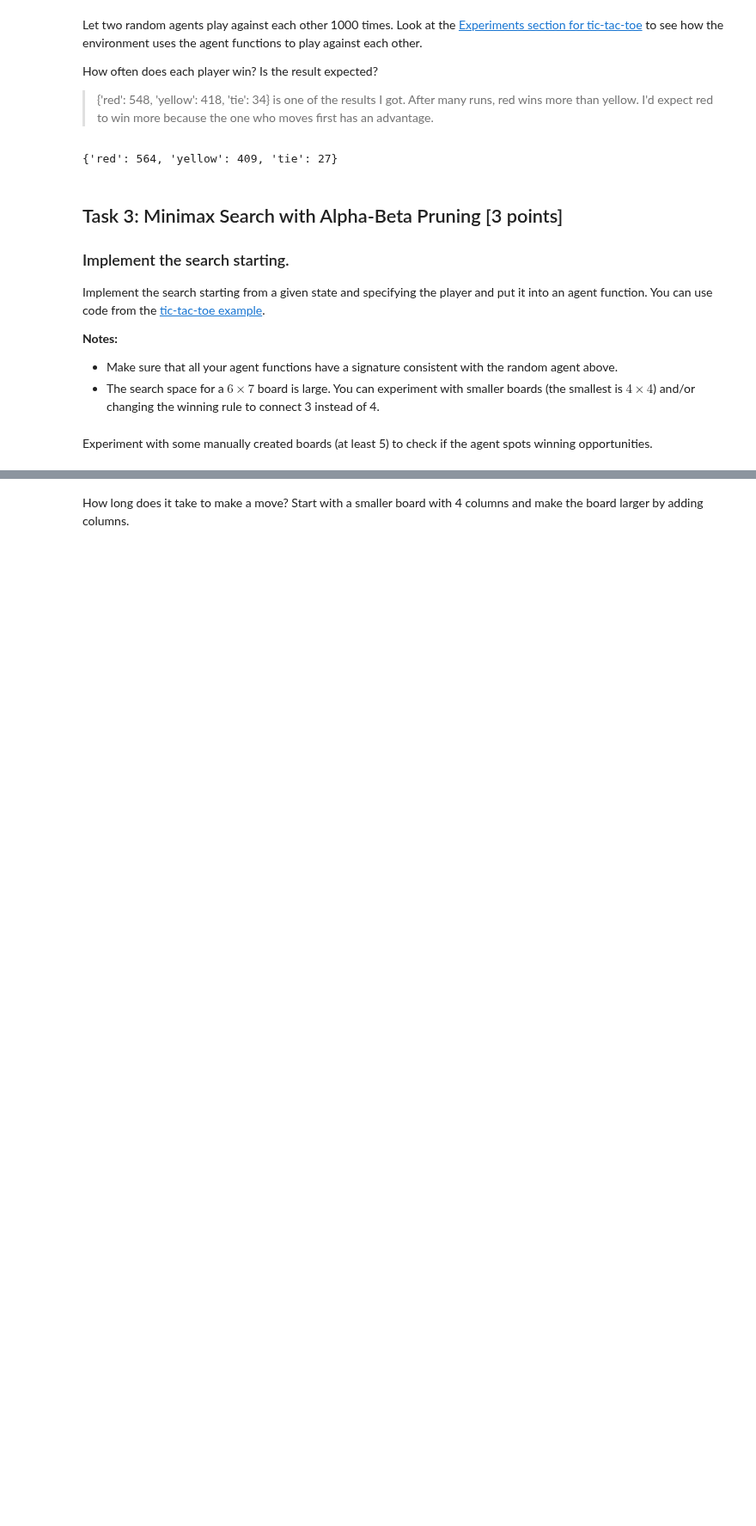
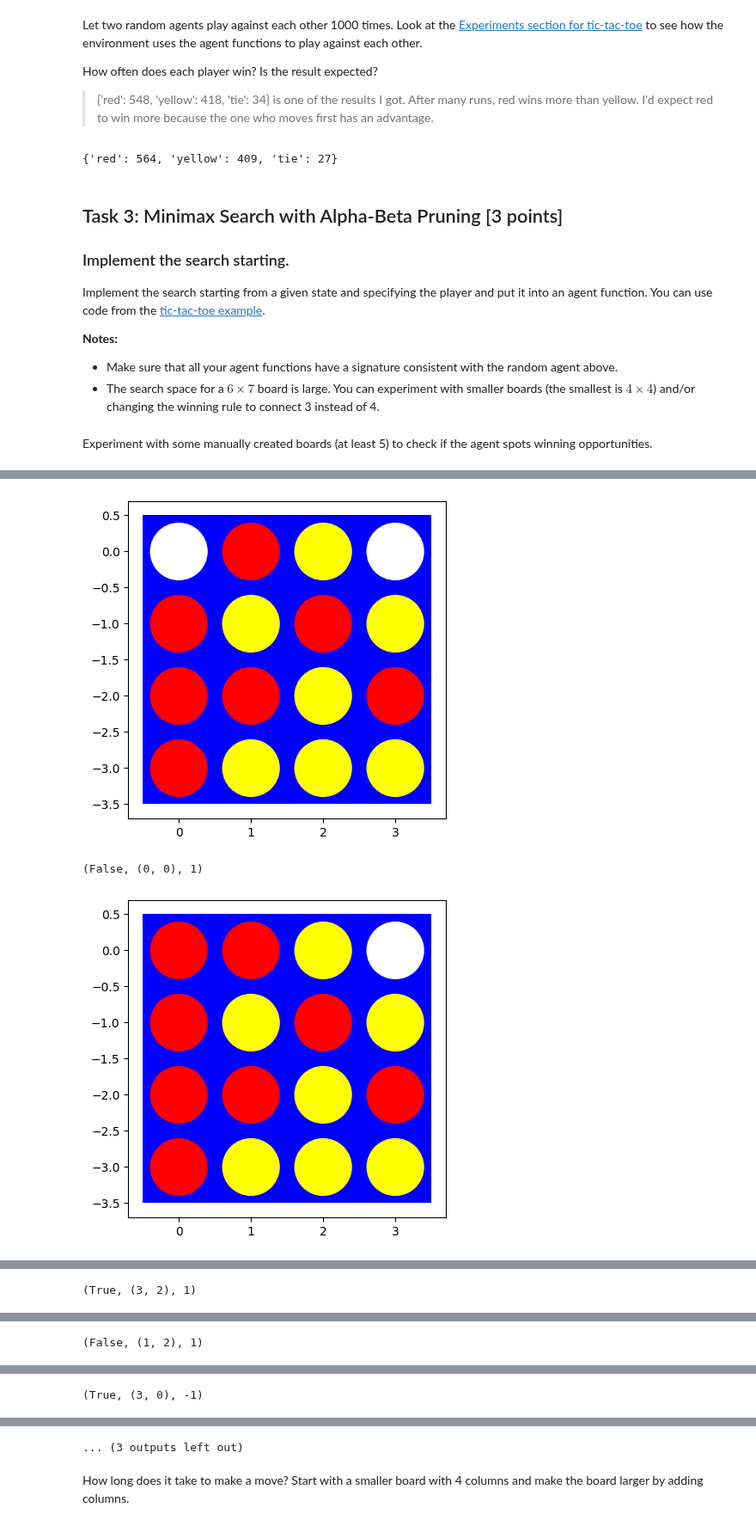
Before and after one commit to Shawn1303/Artificial-Intelligence, a Jupyter notebook: Hw2/assignment_mean_connect4.ipynb, the cells around one changed output, grey strips where cells are left out. Shown at 86% size. Drawn from its saved outputs; the diff is of its cells as text; code cells hidden in the pictures; blank space fills up the shorter version.

```diff
--- a/Hw2/assignment_mean_connect4.ipynb
+++ b/Hw2/assignment_mean_connect4.ipynb
@@ -578,0 +550,67 @@ action: (True, (3, 3), 1)
+# %%
+# Your code/ answer goes here.
+# 1
+board = [
+    [0,1,-1,0],
+    [1,-1,1,-1],
+    [1,1,-1,1],
+    [1,-1,-1,-1]
+]
+visualize(board)
+s = (board, False, (0,2), 14)
+a = alpha_beta_search(s, 1)
+print(a)
+visualize(result(s, a)[0])
+# 2
+board = [
+    [-1,1,1,-1],
+    [-1,1,1,-1],
+    [1,1,-1,1],
+    [1,-1,-1,-1]
+]
+visualize(board)
+s = (board, False, (0,0), 16)
+a = alpha_beta_search(s, 1)
+print(a)
+visualize(result(s, a)[0])
+# 3
+board = [
+    [0,0,0,0],
+    [0,0,0,0],
+    [1,1,-1,1],
+    [1,-1,-1,-1]
+]
+visualize(board)
+s = (board, False, (2,2), 8)
+a = alpha_beta_search(s, 1)
+print(a)
+visualize(result(s, a)[0])
+
+# 4
+board = [
+    [0,0,0,0],
+    [-1,0,0,0],
+    [1,1,0,1],
+    [1,-1,0,-1]
+]
+visualize(board)
+s = (board, False, (2,3), 7)
+a = alpha_beta_search(s, -1)
+print(a)
+visualize(result(s, a)[0])
+# 5
+board = [
+    [0,0,0,0],
+    [-1,0,0,0],
+    [1,1,0,1],
+    [1,-1,0,-1]
+]
+visualize(board)
+s = (board, True, (1,0), 7)
+a = alpha_beta_search(s, -1)
+print(a)
+visualize(result(s, a)[0])
+# %% [output]
+[figure, added]
+(False, (0, 0), 1)
+[figure, added]
@@ -578,0 +618 @@ action: (True, (3, 3), 1)
+(True, (3, 2), 1)
@@ -578,0 +621 @@ action: (True, (3, 3), 1)
+(False, (1, 2), 1)
@@ -578,0 +624 @@ action: (True, (3, 3), 1)
+(True, (3, 0), -1)
@@ -579,2 +626,3 @@ action: (True, (3, 3), 1)
+... (3 outputs left out)
 # %% [markdown]
 How long does it take to make a move? Start with a smaller board with 4 columns and make the board larger by adding columns.
```
Also changed, not shown: parts of 8 cells of this notebook.
